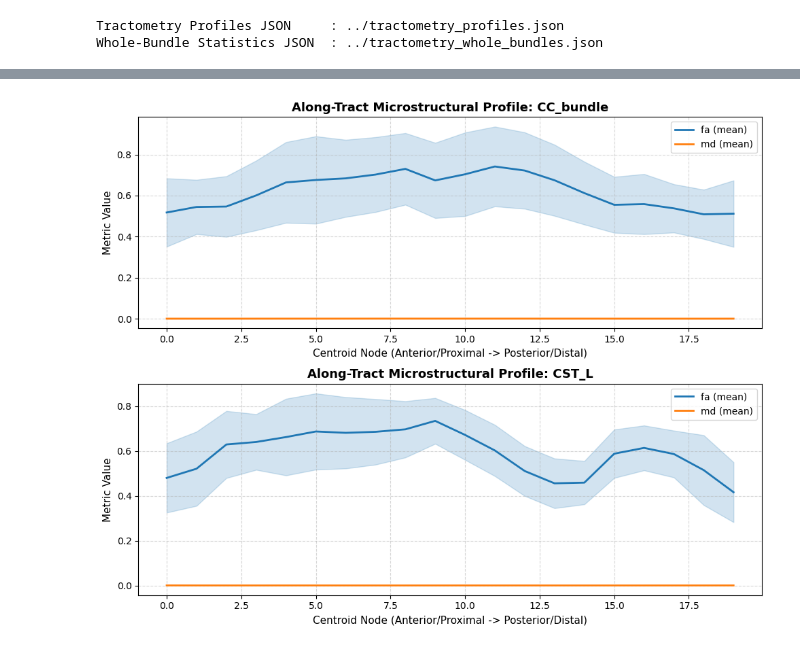
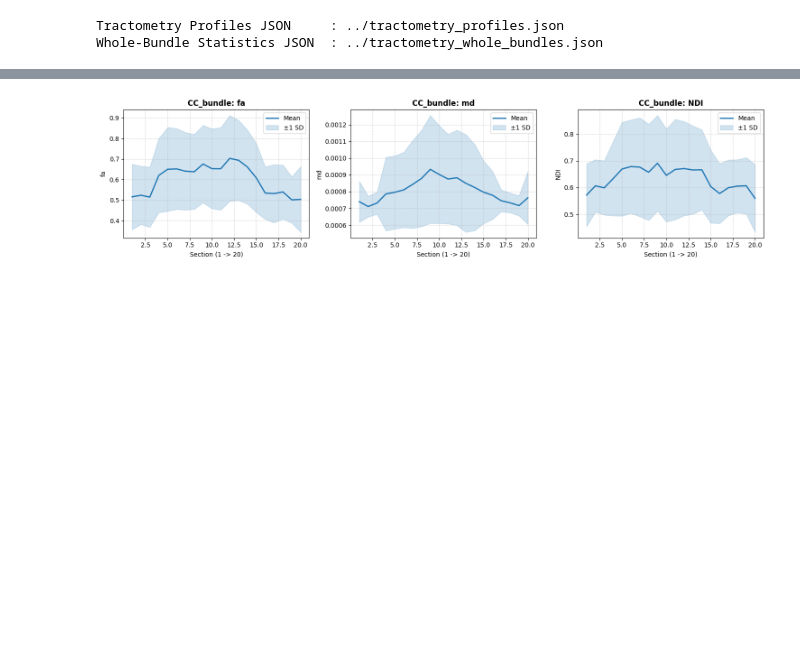
Before and after one commit to frheault/ist_summer_school_2027, a Jupyter notebook: notebooks/Day4_Tractometry_Profiling.ipynb, the cells around one changed output, grey strips where cells are left out. Cells and saved outputs as stored; diff of their text form; code cells hidden in the pictures; blank space fills up the shorter version.

```diff
--- a/notebooks/Day4_Tractometry_Profiling.ipynb
+++ b/notebooks/Day4_Tractometry_Profiling.ipynb
@@ -32,0 +32,19 @@ Whole-Bundle Statistics JSON  : ../tractometry_whole_bundles.json
+# %%
+if whole_json_path and os.path.exists(whole_json_path):
+    with open(whole_json_path, 'r') as f:
+        whole_data = json.load(f)
+    subject_key = list(whole_data.keys())[0]
+    whole_sub = whole_data[subject_key]
+    rows = []
+    for bname, metrics_dict in whole_sub.items():
+        row = {'Bundle': bname}
+        for mname, stats in metrics_dict.items():
+            if isinstance(stats, dict) and 'mean' in stats:
+                row[f'{mname}_mean'] = stats['mean']
+                row[f'{mname}_std'] = stats.get('std', 0.0)
+        rows.append(row)
+    df_whole = pd.DataFrame(rows).set_index('Bundle')
+    print(f'Summary table for {len(df_whole)} bundles in {subject_key} (showing first 10):')
+    display(df_whole.head(10).round(4))
+else:
+    print('tractometry_whole_bundles.json not found. Run tutorial_4.6_tracts_to_tables.sh first.')
@@ -33,42 +67,37 @@ Whole-Bundle Statistics JSON  : ../tractometry_whole_bundles.json
 # %%
+# Select bundles to plot (edit this list to inspect other bundles)
+BUNDLES_TO_PLOT = ['CC_bundle', 'CST_L', 'AF_L', 'OR_ML_L']
+
 if json_path and os.path.exists(json_path):
-    with open(json_path, "r") as f:
+    with open(json_path, 'r') as f:
         profiles_data = json.load(f)
 
-    # Extract subject dictionary
-    subject_key = list(profiles_data.keys())[0] if profiles_data else "sub-01"
-    sub_dict = profiles_data.get(subject_key, profiles_data)
+    subject_key = list(profiles_data.keys())[0]
+    sub_dict = profiles_data[subject_key]
+    all_bundles = list(sub_dict.keys())
+    print(f'Total profiled bundles in {subject_key}: {len(all_bundles)}')
 
-    bundles = list(sub_dict.keys())
-    print(f"Available Bundles in {subject_key}:", bundles)
-
-    fig, axes = plt.subplots(len(bundles), 1, figsize=(10, 4 * len(bundles)), squeeze=False)
-
-    for i, bundle_name in enumerate(bundles):
+    bundles = [b for b in BUNDLES_TO_PLOT if b in sub_dict] or all_bundles[:2]
+    for bundle_name in bundles:
         bundle_info = sub_dict[bundle_name]
-        ax = axes[i, 0] if axes.ndim > 1 else (axes[i] if axes.ndim == 1 else axes)
-
-        # Plot each available metric profile
-        for metric_name, node_dict in bundle_info.items():
-            if isinstance(node_dict, dict):
-                # Sort node keys numerically ('001', '002', ...)
-                sorted_nodes = sorted(node_dict.keys(), key=lambda x: int(x))
-
-                means = np.array([node_dict[node]["mean"] for node in sorted_nodes])
-                stds = np.array([node_dict[node].get("std", 0.0) for node in sorted_nodes])
-                nodes = np.arange(len(means))
-
-                line, = ax.plot(nodes, means, label=f"{metric_name} (mean)", linewidth=2)
-                ax.fill_between(nodes, means - stds, means + stds, color=line.get_color(), alpha=0.2)
-
-        ax.set_title(f"Along-Tract Microstructural Profile: {bundle_name}", fontsize=13, fontweight="bold")
-        ax.set_xlabel("Centroid Node (Anterior/Proximal -> Posterior/Distal)", fontsize=11)
-        ax.set_ylabel("Metric Value", fontsize=11)
-        ax.legend(loc="upper right", frameon=True)
-        ax.grid(True, linestyle="--", alpha=0.5)
-
-    plt.tight_layout()
-    plt.show()
+        metrics = [m for m, v in bundle_info.items() if isinstance(v, dict)]
+        fig, axes = plt.subplots(1, len(metrics), figsize=(5 * len(metrics), 3.8), squeeze=False)
+        for j, metric_name in enumerate(metrics):
+            ax = axes[0, j]
+            node_dict = bundle_info[metric_name]
+            sorted_nodes = sorted(node_dict.keys(), key=lambda x: int(x))
+            means = np.array([node_dict[n]['mean'] for n in sorted_nodes])
+            stds = np.array([node_dict[n].get('std', 0.0) for n in sorted_nodes])
+            nodes = np.arange(1, len(means) + 1)
+            line, = ax.plot(nodes, means, linewidth=2, label='Mean')
+            ax.fill_between(nodes, means - stds, means + stds, color=line.get_color(), alpha=0.2, label='±1 SD')
+            ax.set_title(f'{bundle_name}: {metric_name}', fontsize=12, fontweight='bold')
+            ax.set_xlabel('Section (1 -> 20)')
+            ax.set_ylabel(metric_name)
+            ax.grid(True, linestyle='--', alpha=0.5)
+            ax.legend(loc='best')
+        plt.tight_layout()
+        plt.show()
 else:
-    print("Tractometry profiles JSON not found yet. Please run tutorial_4.6_tracts_to_tables.sh first.")
+    print('tractometry_profiles.json not found. Run tutorial_4.6_tracts_to_tables.sh first.')
 # %% [output]
@@ -76 +105 @@ Available Bundles in sub-01: ['CC_bundle', 'CST_L']
-[figure, old version]
+[figure, new version]
```
Also changed, not shown: parts of 9 cells of this notebook, 25 other files.
